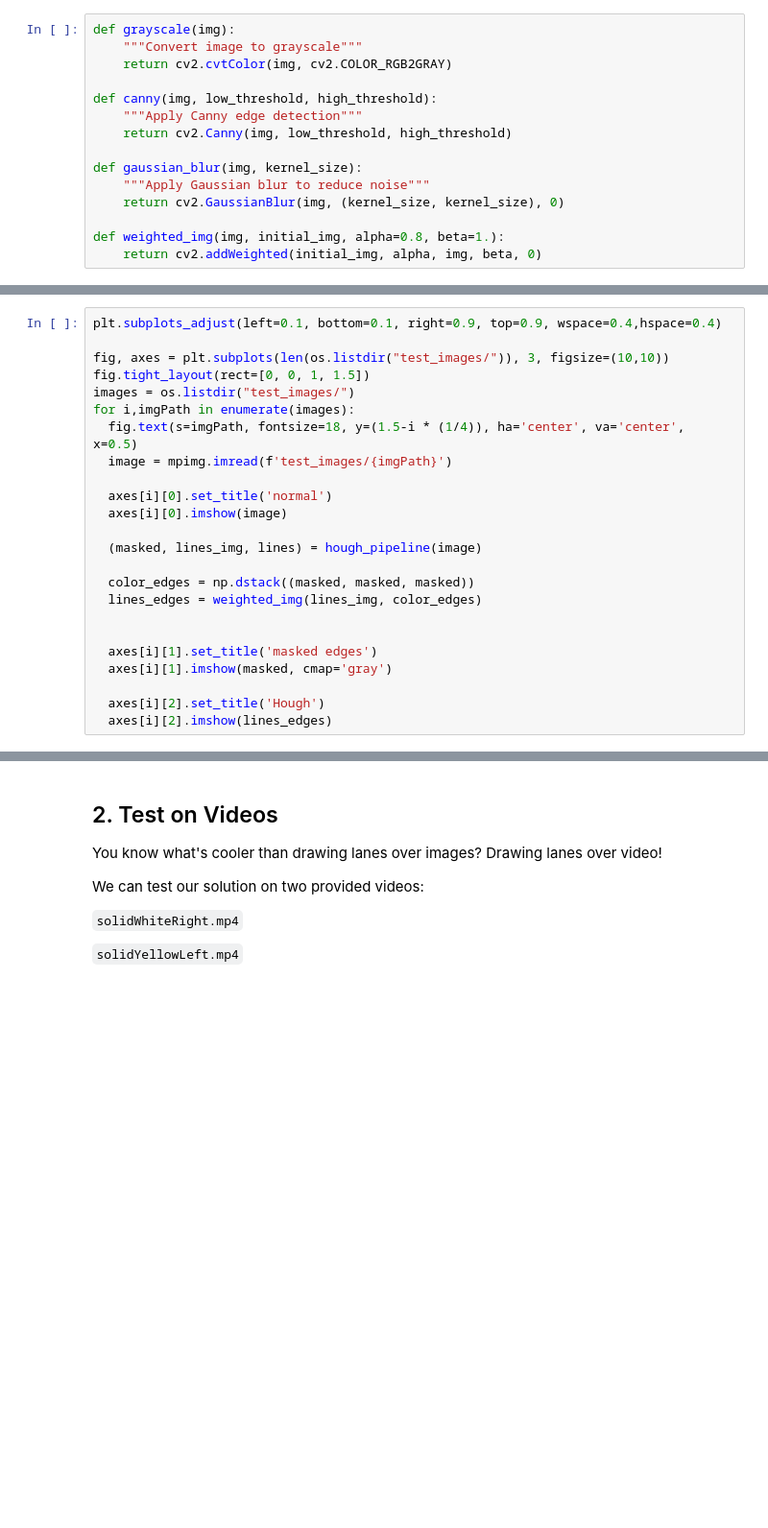
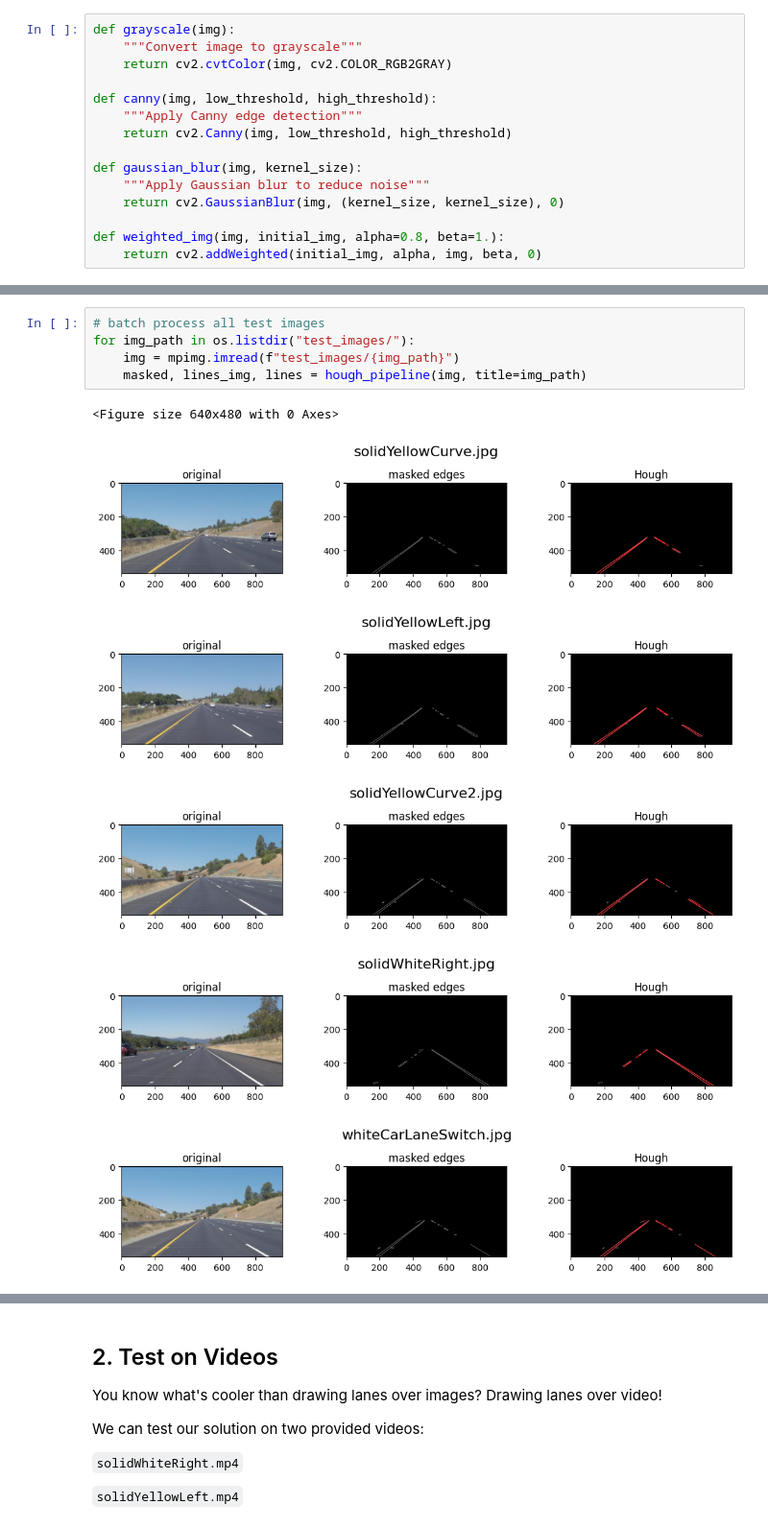
Before and after one commit to hai5rt/MMA-Mustererkennung, a Jupyter notebook: Project_LaneDetection__starter.ipynb, the cells around one changed output, grey strips where cells are left out. Shown at 96% size. Cells and saved outputs as stored; diff of their text form; blank space fills up the shorter version.

Commit message:
adjust hough pipeline

```diff
--- a/Project_LaneDetection__starter.ipynb
+++ b/Project_LaneDetection__starter.ipynb
@@ -157,24 +133,0 @@ def hough_pipeline(img, kernel=5, canny_low=50, canny_high=150, rho=1, theta=np.
-# %%
-plt.subplots_adjust(left=0.1, bottom=0.1, right=0.9, top=0.9, wspace=0.4,hspace=0.4)
-
-fig, axes = plt.subplots(len(os.listdir("test_images/")), 3, figsize=(10,10))
-fig.tight_layout(rect=[0, 0, 1, 1.5])
-images = os.listdir("test_images/")
-for i,imgPath in enumerate(images):
-  fig.text(s=imgPath, fontsize=18, y=(1.5-i * (1/4)), ha='center', va='center', x=0.5)
-  image = mpimg.imread(f'test_images/{imgPath}')
-
-  axes[i][0].set_title('normal')
-  axes[i][0].imshow(image)
-
-  (masked, lines_img, lines) = hough_pipeline(image)
-
-  color_edges = np.dstack((masked, masked, masked))
-  lines_edges = weighted_img(lines_img, color_edges)
-
-
-  axes[i][1].set_title('masked edges')
-  axes[i][1].imshow(masked, cmap='gray')
-
-  axes[i][2].set_title('Hough')
-  axes[i][2].imshow(lines_edges)
@@ -183,0 +226,12 @@ for i,imgPath in enumerate(images):
+# %%
+# batch process all test images
+for img_path in os.listdir("test_images/"):
+    img = mpimg.imread(f"test_images/{img_path}")
+    masked, lines_img, lines = hough_pipeline(img, title=img_path)
+# %% [output]
+<Figure size 640x480 with 0 Axes>
+[figure, added]
+[figure, added]
+[figure, added]
+[figure, added]
+[figure, added]
```
Also changed, not shown: parts of 10 cells of this notebook.
